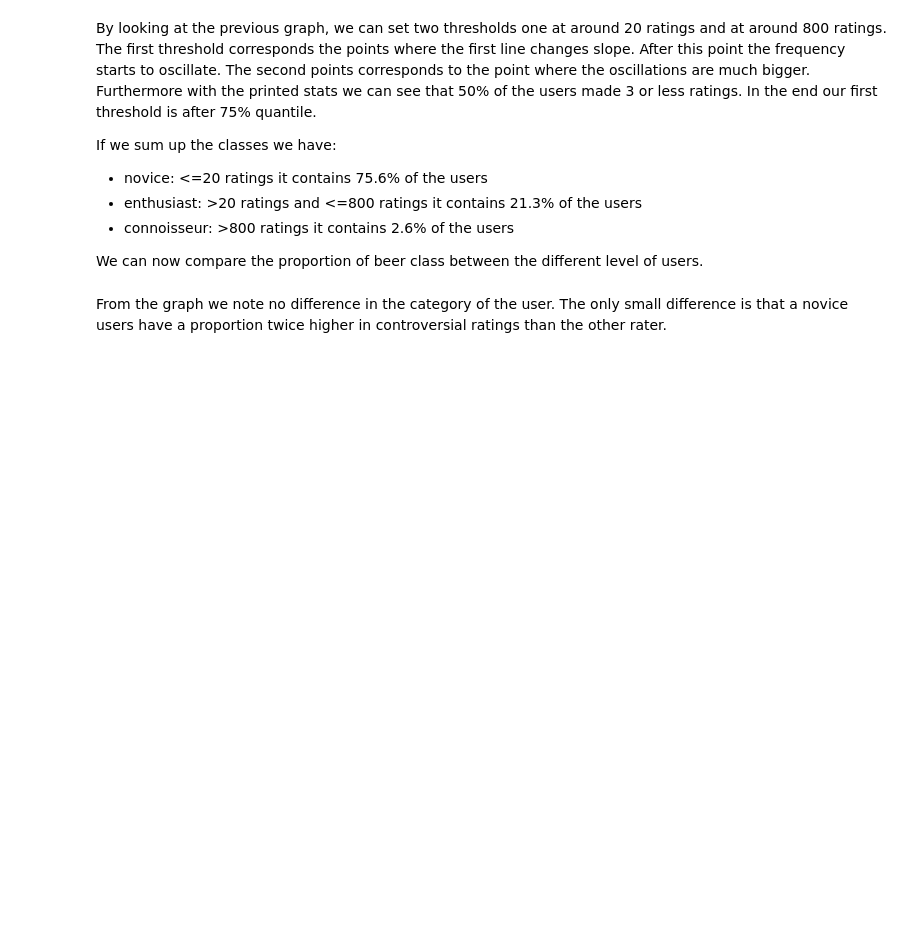
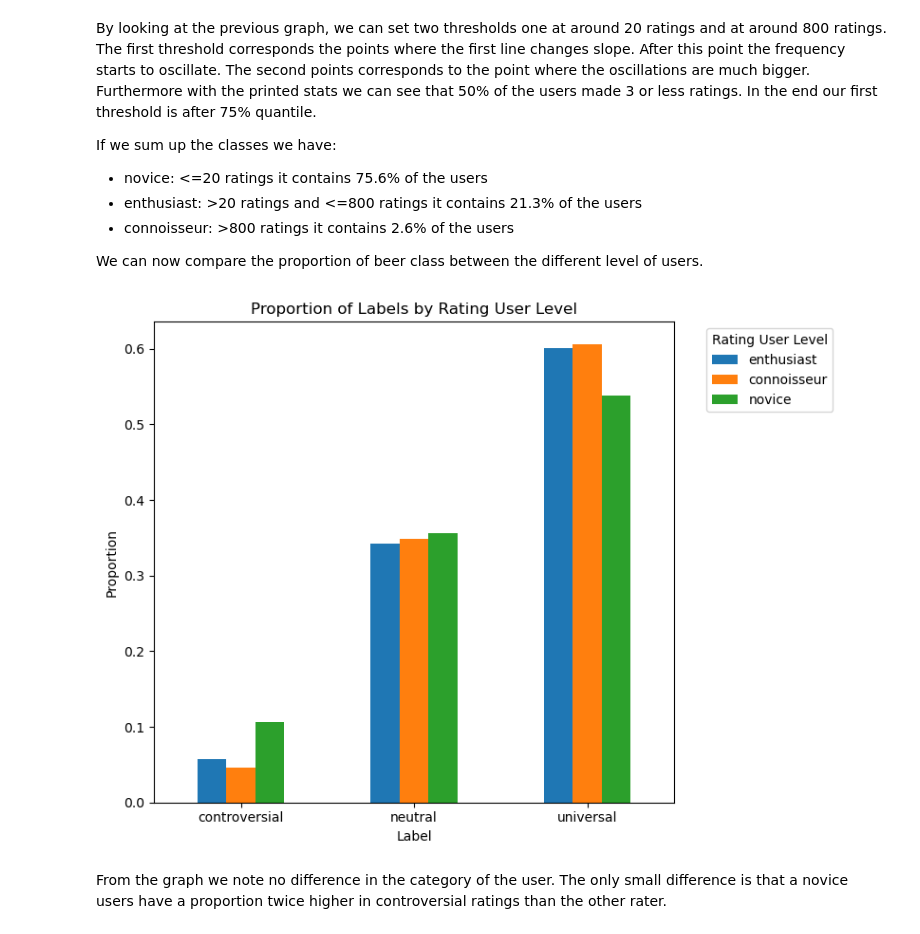
Before and after one commit to epfl-ada/ada-2024-project-abracadabra, a Jupyter notebook: analysis_final.ipynb, the cells around one changed output. Saved outputs shown, nothing was run; the diff lists cells and outputs as text; code cells hidden in the pictures; blank space fills up the shorter version.

```diff
--- a/analysis_final.ipynb
+++ b/analysis_final.ipynb
@@ -377,7 +455,9 @@ If we sum up the classes we have:
 
 We can now compare the proportion of beer class between the different level of users.
 # %%
-user_df = classify_user_rating_level(users_df, enthusiasts_level=20, connoisseur_level=800)
-plot_proportion_controversial_per_category(ratings_df = beer_ratings, users_df = user_df, beers_df = beers_df, label = labels, label_list = [2,0,1])
+user_df = classify_user_rating_level(users_df_new, enthusiasts_level=20, connoisseur_level=800)
+plot_proportion_controversial_per_category(ratings_df = beer_ratings, users_df = user_df, beers_df = beers_df_new, label = labels, label_list = [0,1,2])
+# %% [output]
+[figure, added]
 # %% [markdown]
 From the graph we note no difference in the category of the user. The only small difference is that a novice users have a proportion twice higher in controversial ratings than the other rater.
```
Also changed, not shown: parts of 23 cells of this notebook, 1 other file.
